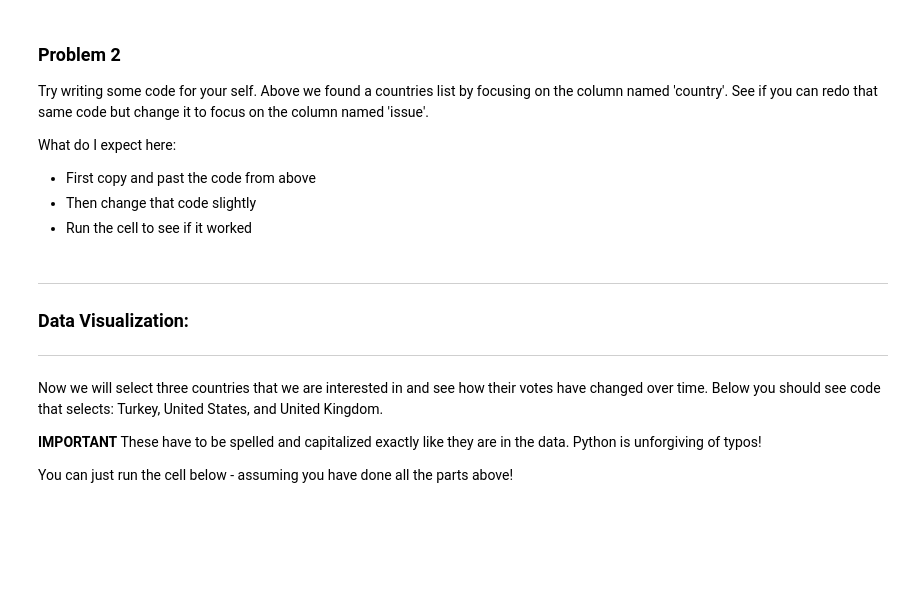
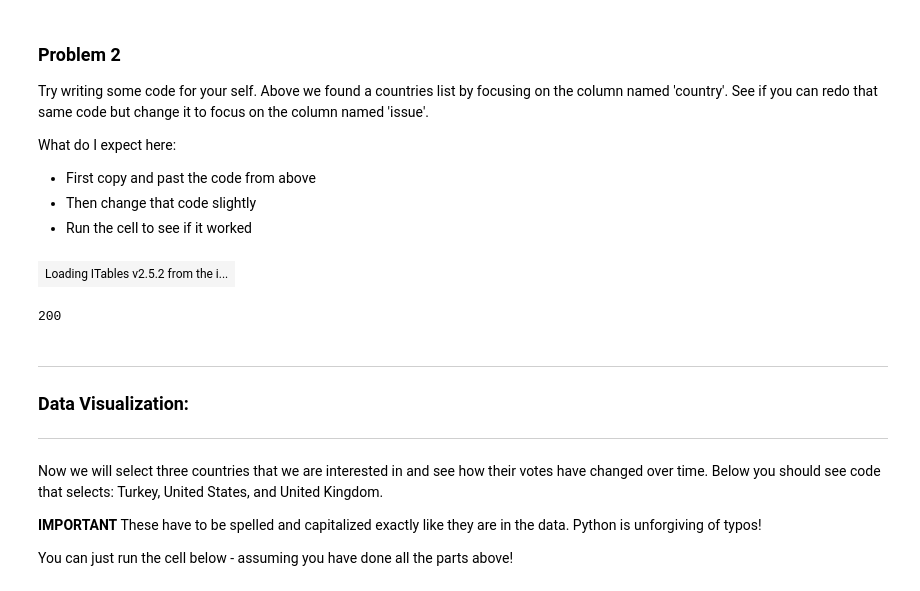
Before and after one commit to DCard2512/DATA101_Diego_Cardenas_Code, a Jupyter notebook: Day2/Day2-HW.ipynb, the cells around one changed output. Saved outputs shown, nothing was run; the diff lists cells and outputs as text; code cells hidden in the pictures; blank space fills up the shorter version.

```diff
--- a/Day2/Day2-HW.ipynb
+++ b/Day2/Day2-HW.ipynb
@@ -80,7 +107,16 @@ It might take a minute for the data to load.
 
 We want to look at what we have. The data is now represented by the variable DF.
 # %%
-# Copy and paste the code here:
+# Python can list all the different countries:
+country_list = list(DF['country'].unique())
+
+# Show the data in a nice way
+show(pd.DataFrame(country_list,columns=['country']))
+
+print(len(country_list))
+
+issues_list = list(DF['country'].unique())
+issues_list
 # %% [markdown]
 ### Problem 1
 
@@ -118,6 +168,16 @@ What do I expect here:
 * Run the cell to see if it worked
 # %%
 # Write your code here
+# Python can list all the different countries:
+issue_list = list(DF['issue'].unique())
+
+# Show the data in a nice way
+show(pd.DataFrame(issue_list,columns=['issue']))
+
+print(len(country_list))
+# %% [output]
+| Loading ITables v2.5.2 from the i... |
+200
 # %% [markdown]
 -------------------------------
 ### Data Visualization:
```
Also changed, not shown: parts of 11 cells of this notebook.
